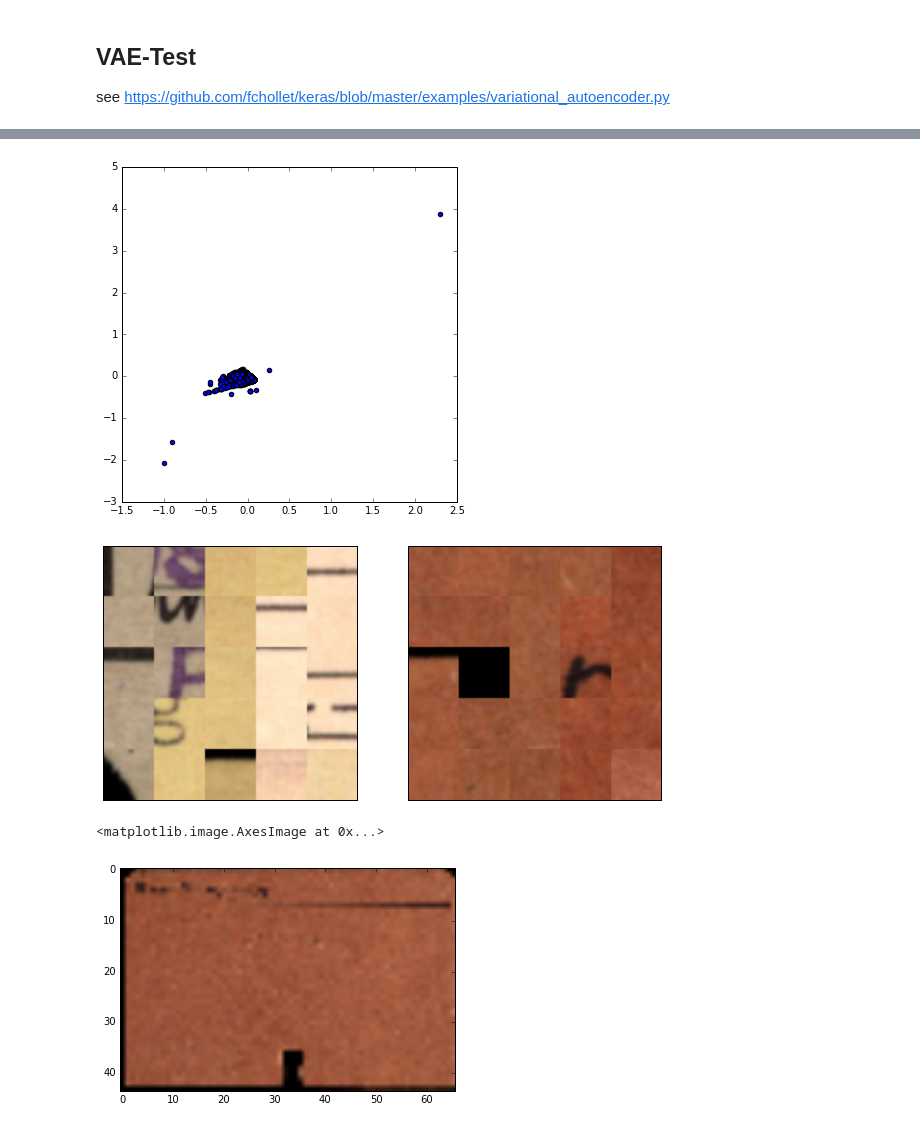
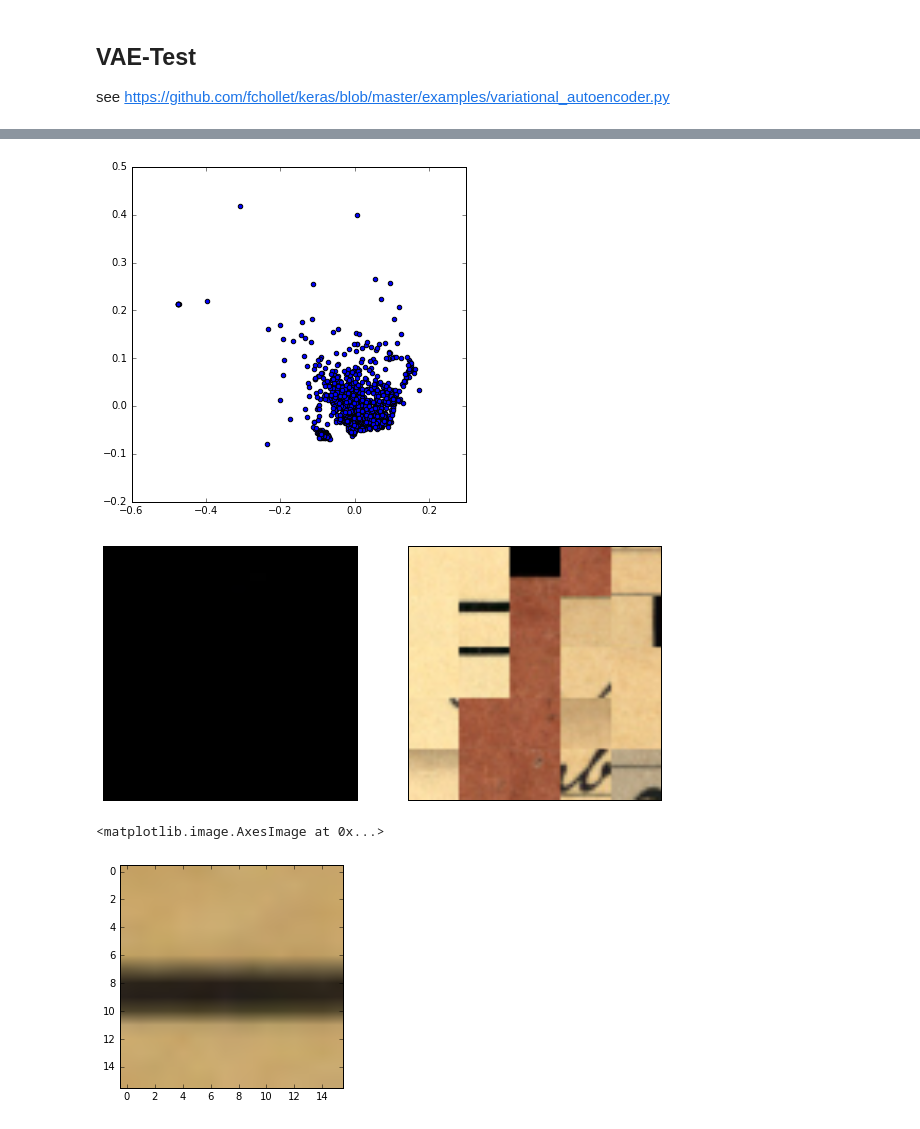
Before and after one commit to kaphka/catalog-ocr-test, a Jupyter notebook: clustering/vae_experiment1.ipynb, the cells around one changed output, grey strips where cells are left out. Cells and saved outputs as stored; diff of their text form; code cells hidden in the pictures.

Commit message:
vae training

```diff
--- a/clustering/vae_experiment1.ipynb
+++ b/clustering/vae_experiment1.ipynb
@@ -21,4 +21,7 @@ len(catalog['pages'])
 # %%
 test_split = 0.7
 # original_shape = 44,  66 , 3
-tile_shape = 32,  32 , 3
+tile_shape = 48,  48 , 3
+SAMPLE_SIZE = 48
+TILE_SIZE = 16
+sample_shape = TILE_SIZE, TILE_SIZE, 3
@@ -101,5 +124,5 @@ plt.plot(np.var(segments,1) - np.var(segments) > 0, 'o')
 # %%
-images = np.load('/media/jakob/bigdata/train/S_Tiles_16000_3072.npy')
+images = np.load('/media/jakob/bigdata/train/S_Tiles_5120_768.npy')
 x_train = images[:int(len(images) * test_split)]
 x_test  = images[int(len(images) * test_split):]
 print(x_train.shape, x_train.dtype, len(x_test))
@@ -212,7 +213,7 @@ plt.scatter(x_test_encoded[:, 0], x_test_encoded[:, 1])
 # plt.colorbar()
 plt.show()
 # %% [output]
-[figure, old version]
+[figure, new version]
 # %%
 border = 0.07
 fig = plt.figure(figsize=(10, 10))
@@ -220,21 +221,21 @@ ax = plt.subplot(121)
 ax.get_xaxis().set_visible(False)
 ax.get_yaxis().set_visible(False)
 sample_selected = x_test[x_test_encoded[:,0] < border][::2]
-plt.imshow(skc.hsv2rgb(img_grid(sample_selected[:32], tile_shape)))
+plt.imshow(skc.hsv2rgb(img_grid(sample_selected[:32], sample_shape)))
 ax = plt.subplot(122)
 ax.get_xaxis().set_visible(False)
 ax.get_yaxis().set_visible(False)
 sample_selected = x_test[x_test_encoded[:,0] > border][::2]
-plt.imshow(skc.hsv2rgb(img_grid(sample_selected[:32], tile_shape)))
+plt.imshow(skc.hsv2rgb(img_grid(sample_selected[:32], sample_shape)))
 
 fig.savefig('../plots/vae_tile_groups.pdf')
 # %% [output]
-[figure, old version]
+[figure, new version]
 # %%
-plt.imshow(x_test[34].reshape(original_shape) * 255)
+plt.imshow(skc.hsv2rgb(x_test[727].reshape(sample_shape)))
 # %% [output]
 <matplotlib.image.AxesImage at 0x...>
-[figure, old version]
+[figure, new version]
 # %%
 # build a digit generator that can sample from the learned distribution
 decoder_input = Input(shape=(latent_dim,))
```
Also changed, not shown: parts of 17 cells of this notebook, 8 other files.
